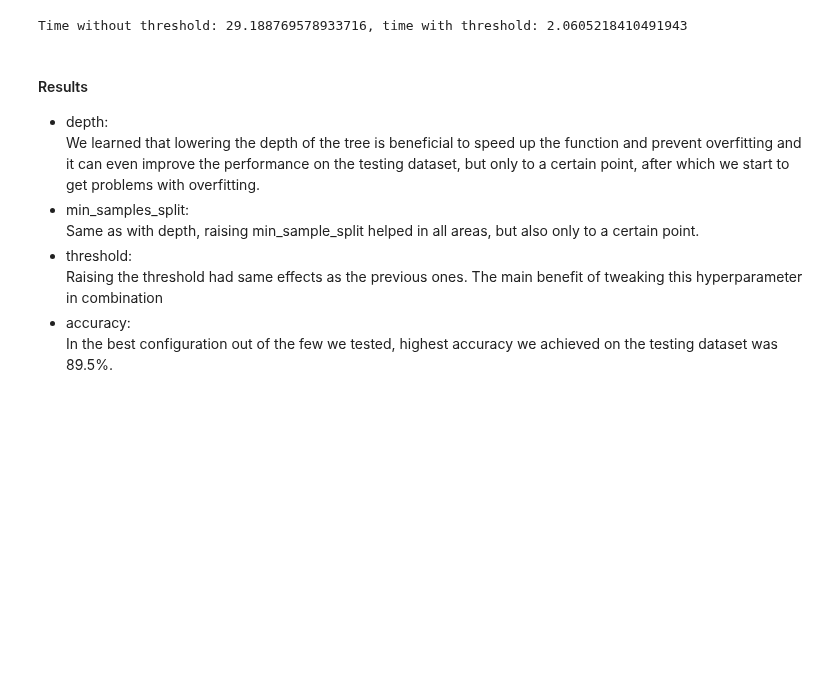
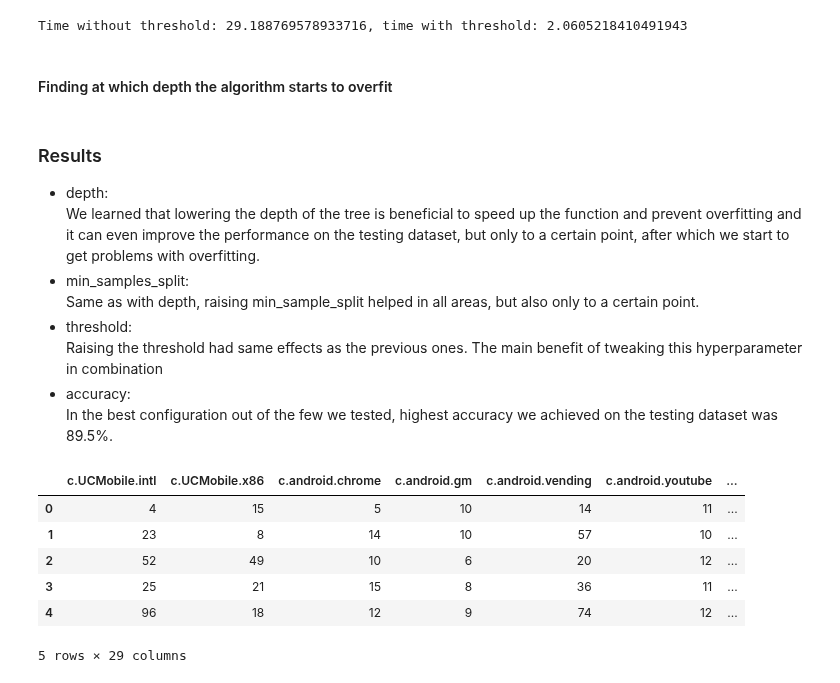
Before and after one commit to MartinH2k3/IAUProject, a Jupyter notebook: Phase3M.ipynb, the cells around one changed output. Saved outputs shown, nothing was run; the diff lists cells and outputs as text; code cells hidden in the pictures; blank space fills up the shorter version.

```diff
--- a/Phase3M.ipynb
+++ b/Phase3M.ipynb
@@ -336,3 +401,5 @@ time_after = time()
 print(f"Time without threshold: {time_middle - time_before}, time with threshold: {time_after - time_middle}")
 # %% [output]
 Time without threshold: 29.188769578933716, time with threshold: 2.0605218410491943
+# %% [markdown]
+#### Finding at which depth the algorithm starts to overfit
@@ -339,5 +416,5 @@ Time without threshold: 29.188769578933716, time with threshold: 2.0605218410491
 # %% [markdown]
-#### Results
+### Results
 - depth:
 We learned that lowering the depth of the tree is beneficial to speed up the function and prevent overfitting and it can even improve the performance on the testing dataset, but only to a certain point, after which we start to get problems with overfitting.
 - min_samples_split:
@@ -346,3 +423,18 @@ Same as with depth, raising min_sample_split helped in all areas, but also only
 Raising the threshold had same effects as the previous ones. The main benefit of tweaking this hyperparameter in combination
 - accuracy:
 In the best configuration out of the few we tested, highest accuracy we achieved on the testing dataset was 89.5%.
+# %%
+columns_to_divide = combined_table.columns.difference(['mwra'])
+cbd = combined_table[columns_to_divide].copy()
+cbd = cbd[columns_to_divide].apply(lambda x: x / 2)
+cbd = cbd.astype('int64')
+# %%
+cbd.head()
+# %% [output]
+|  | c.UCMobile.intl | c.UCMobile.x86 | c.android.chrome | c.android.gm | c.android.vending | c.android.youtube | ... |
+| 0 | 4 | 15 | 5 | 10 | 14 | 11 | ... |
+| 1 | 23 | 8 | 14 | 10 | 57 | 10 | ... |
+| 2 | 52 | 49 | 10 | 6 | 20 | 12 | ... |
+| 3 | 25 | 21 | 15 | 8 | 36 | 11 | ... |
+| 4 | 96 | 18 | 12 | 9 | 74 | 12 | ... |
+5 rows × 29 columns
```
Also changed, not shown: parts of 11 cells of this notebook.
